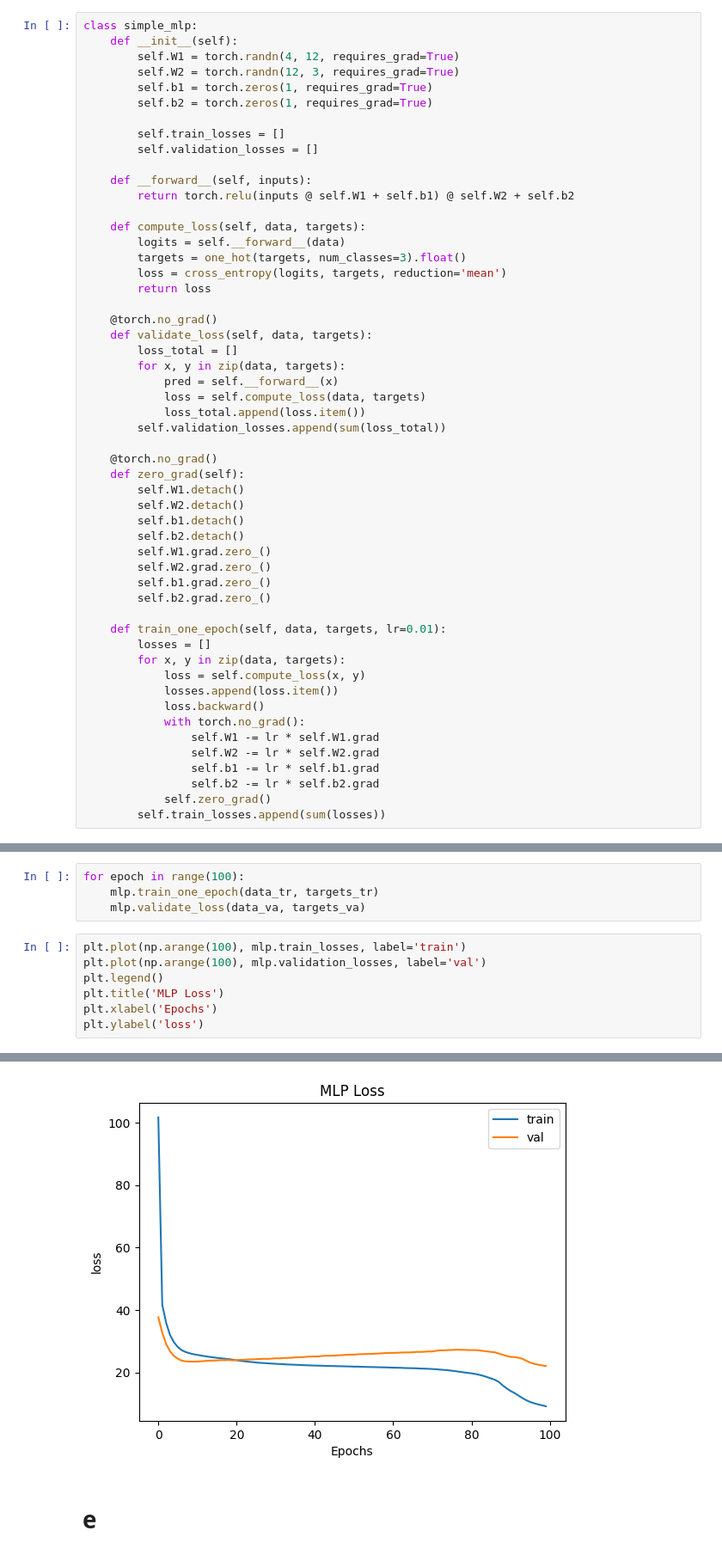
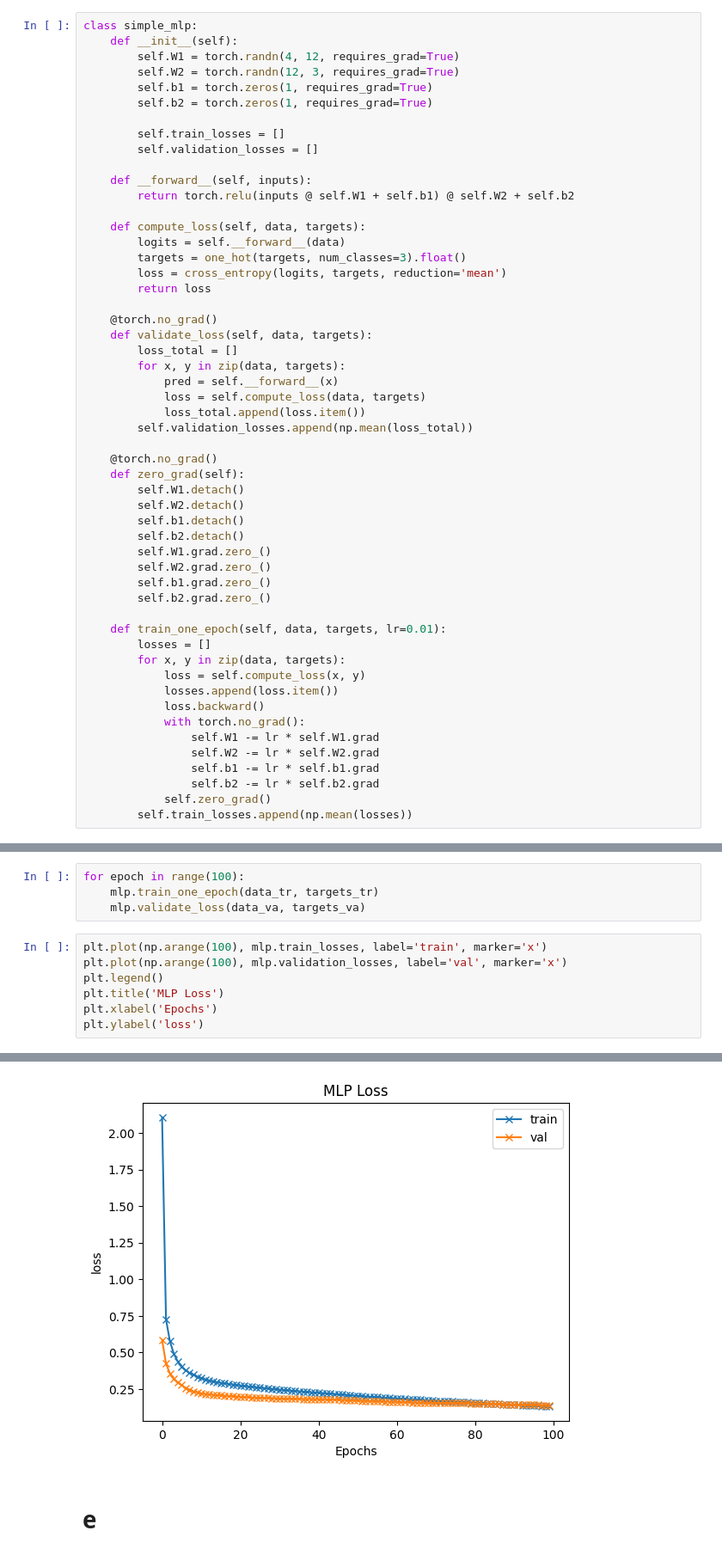
Before and after one commit to oeg1n18/Deep-Learning-Module, a Jupyter notebook: LAB2.ipynb, the cells around one changed output, grey strips where cells are left out. Shown at 86% size. Cells and saved outputs as stored; diff of their text form.

```diff
--- a/LAB2.ipynb
+++ b/LAB2.ipynb
@@ -114,7 +120,7 @@ class simple_mlp:
             pred = self.__forward__(x)
             loss = self.compute_loss(data, targets)
             loss_total.append(loss.item())
-        self.validation_losses.append(sum(loss_total))
+        self.validation_losses.append(np.mean(loss_total))
 
     @torch.no_grad()
     def zero_grad(self):
@@ -139,7 +145,7 @@ class simple_mlp:
                 self.b1 -= lr * self.b1.grad
                 self.b2 -= lr * self.b2.grad
             self.zero_grad()
-        self.train_losses.append(sum(losses))
+        self.train_losses.append(np.mean(losses))
 # %%
 mlp = simple_mlp()
 # %%
@@ -147,15 +153,15 @@ for epoch in range(100):
     mlp.train_one_epoch(data_tr, targets_tr)
     mlp.validate_loss(data_va, targets_va)
 # %%
-plt.plot(np.arange(100), mlp.train_losses, label='train')
-plt.plot(np.arange(100), mlp.validation_losses, label='val')
+plt.plot(np.arange(100), mlp.train_losses, label='train', marker='x')
+plt.plot(np.arange(100), mlp.validation_losses, label='val', marker='x')
 plt.legend()
 plt.title('MLP Loss')
 plt.xlabel('Epochs')
 plt.ylabel('loss')
 # %% [output]
 Text(0, 0.5, 'loss')
-[figure, old version]
+[figure, new version]
 # %% [markdown]
 # e
 # %%
```
Also changed, not shown: parts of 8 cells of this notebook, 9 other files.
